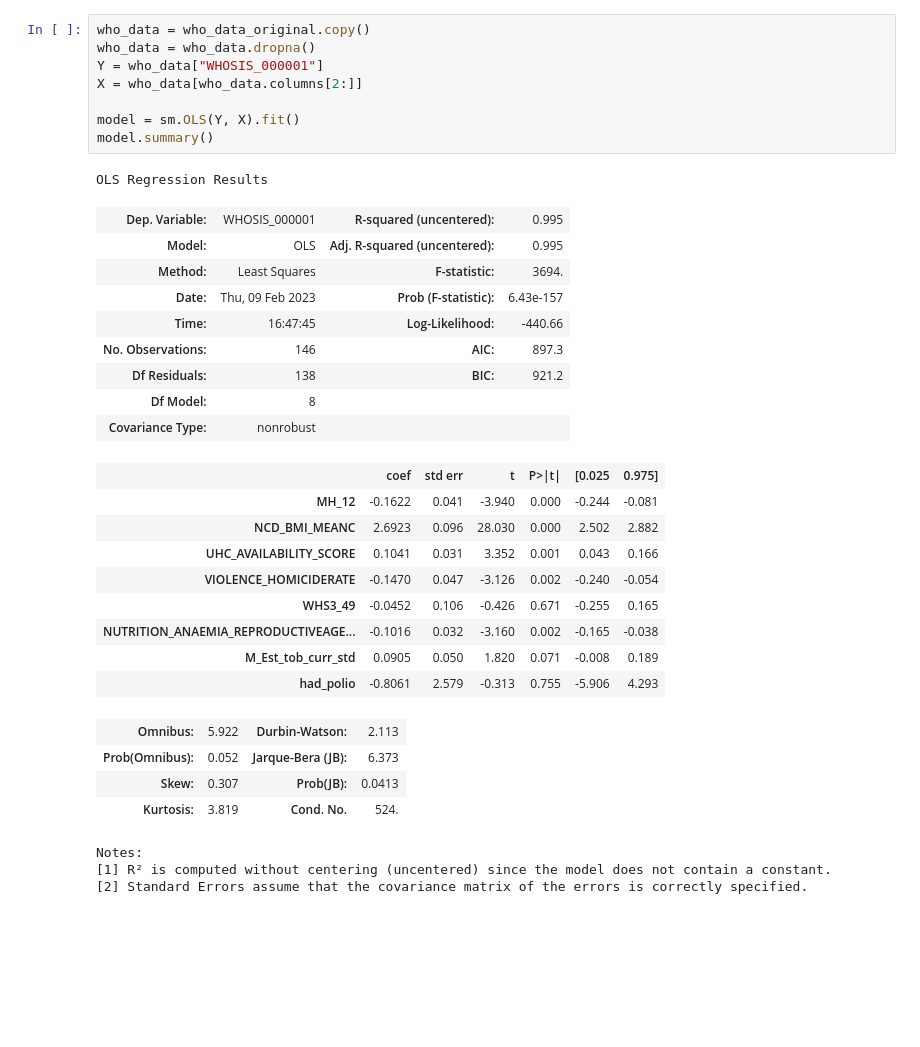
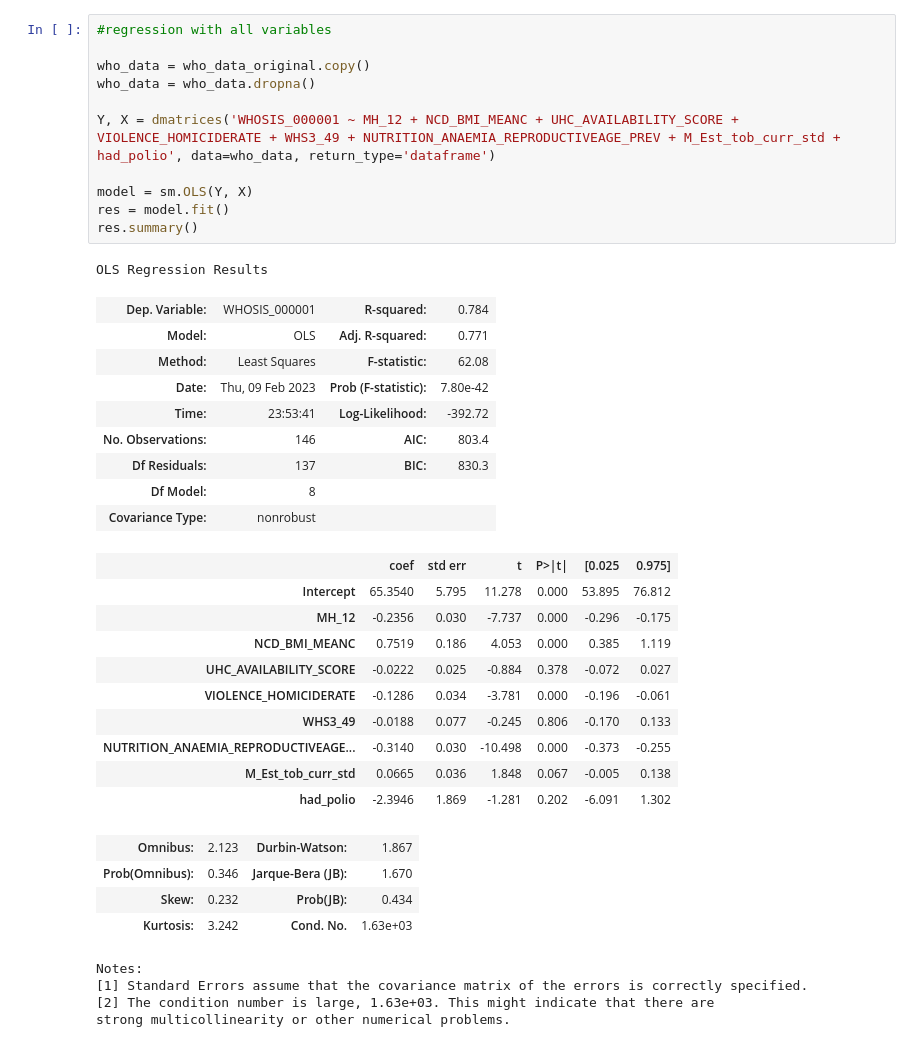
Before and after one commit to mattbreitenbach/regression_lifeexp, a Jupyter notebook: regression_analysis.ipynb, the cells around one changed output. Cells and saved outputs as stored; diff of their text form; blank space fills up the shorter version.

```diff
--- a/regression_analysis.ipynb
+++ b/regression_analysis.ipynb
@@ -43,36 +31,41 @@ plt.show()
 # %%
+#regression with all variables
+
 who_data = who_data_original.copy()
 who_data = who_data.dropna()
-Y = who_data["WHOSIS_000001"]
-X = who_data[who_data.columns[2:]]
 
-model = sm.OLS(Y, X).fit()
-model.summary()
+Y, X = dmatrices('WHOSIS_000001 ~ MH_12 + NCD_BMI_MEANC + UHC_AVAILABILITY_SCORE + VIOLENCE_HOMICIDERATE + WHS3_49 + NUTRITION_ANAEMIA_REPRODUCTIVEAGE_PREV + M_Est_tob_curr_std + had_polio', data=who_data, return_type='dataframe')
+
+model = sm.OLS(Y, X)
+res = model.fit()
+res.summary()
 # %% [output]
 OLS Regression Results
-| Dep. Variable: | WHOSIS_000001 | R-squared (uncentered): | 0.995 |
-| Model: | OLS | Adj. R-squared (uncentered): | 0.995 |
-| Method: | Least Squares | F-statistic: | 3694. |
-| Date: | Thu, 09 Feb 2023 | Prob (F-statistic): | 6.43e-157 |
-| Time: | 16:47:45 | Log-Likelihood: | -440.66 |
-| No. Observations: | 146 | AIC: | 897.3 |
-| Df Residuals: | 138 | BIC: | 921.2 |
+| Dep. Variable: | WHOSIS_000001 | R-squared: | 0.784 |
+| Model: | OLS | Adj. R-squared: | 0.771 |
+| Method: | Least Squares | F-statistic: | 62.08 |
+| Date: | Thu, 09 Feb 2023 | Prob (F-statistic): | 7.80e-42 |
+| Time: | 23:53:41 | Log-Likelihood: | -392.72 |
+| No. Observations: | 146 | AIC: | 803.4 |
+| Df Residuals: | 137 | BIC: | 830.3 |
 | Df Model: | 8 |  |  |
 | Covariance Type: | nonrobust |  |  |
 |  | coef | std err | t | P>|t| | [0.025 | 0.975] |
-| MH_12 | -0.1622 | 0.041 | -3.940 | 0.000 | -0.244 | -0.081 |
-| NCD_BMI_MEANC | 2.6923 | 0.096 | 28.030 | 0.000 | 2.502 | 2.882 |
-| UHC_AVAILABILITY_SCORE | 0.1041 | 0.031 | 3.352 | 0.001 | 0.043 | 0.166 |
-| VIOLENCE_HOMICIDERATE | -0.1470 | 0.047 | -3.126 | 0.002 | -0.240 | -0.054 |
-| WHS3_49 | -0.0452 | 0.106 | -0.426 | 0.671 | -0.255 | 0.165 |
-| NUTRITION_ANAEMIA_REPRODUCTIVEAGE... | -0.1016 | 0.032 | -3.160 | 0.002 | -0.165 | -0.038 |
-| M_Est_tob_curr_std | 0.0905 | 0.050 | 1.820 | 0.071 | -0.008 | 0.189 |
-| had_polio | -0.8061 | 2.579 | -0.313 | 0.755 | -5.906 | 4.293 |
+| Intercept | 65.3540 | 5.795 | 11.278 | 0.000 | 53.895 | 76.812 |
+| MH_12 | -0.2356 | 0.030 | -7.737 | 0.000 | -0.296 | -0.175 |
+| NCD_BMI_MEANC | 0.7519 | 0.186 | 4.053 | 0.000 | 0.385 | 1.119 |
+| UHC_AVAILABILITY_SCORE | -0.0222 | 0.025 | -0.884 | 0.378 | -0.072 | 0.027 |
+| VIOLENCE_HOMICIDERATE | -0.1286 | 0.034 | -3.781 | 0.000 | -0.196 | -0.061 |
+| WHS3_49 | -0.0188 | 0.077 | -0.245 | 0.806 | -0.170 | 0.133 |
+| NUTRITION_ANAEMIA_REPRODUCTIVEAGE... | -0.3140 | 0.030 | -10.498 | 0.000 | -0.373 | -0.255 |
+| M_Est_tob_curr_std | 0.0665 | 0.036 | 1.848 | 0.067 | -0.005 | 0.138 |
+| had_polio | -2.3946 | 1.869 | -1.281 | 0.202 | -6.091 | 1.302 |
-| Omnibus: | 5.922 | Durbin-Watson: | 2.113 |
-| Prob(Omnibus): | 0.052 | Jarque-Bera (JB): | 6.373 |
-| Skew: | 0.307 | Prob(JB): | 0.0413 |
-| Kurtosis: | 3.819 | Cond. No. | 524. |
+| Omnibus: | 2.123 | Durbin-Watson: | 1.867 |
+| Prob(Omnibus): | 0.346 | Jarque-Bera (JB): | 1.670 |
+| Skew: | 0.232 | Prob(JB): | 0.434 |
+| Kurtosis: | 3.242 | Cond. No. | 1.63e+03 |
 Notes:
-[1] R² is computed without centering (uncentered) since the model does not contain a constant.
-[2] Standard Errors assume that the covariance matrix of the errors is correctly specified.
+[1] Standard Errors assume that the covariance matrix of the errors is correctly specified.
+[2] The condition number is large, 1.63e+03. This might indicate that there are
+strong multicollinearity or other numerical problems.
 # %%
```
Also changed, not shown: parts of 19 cells of this notebook.
